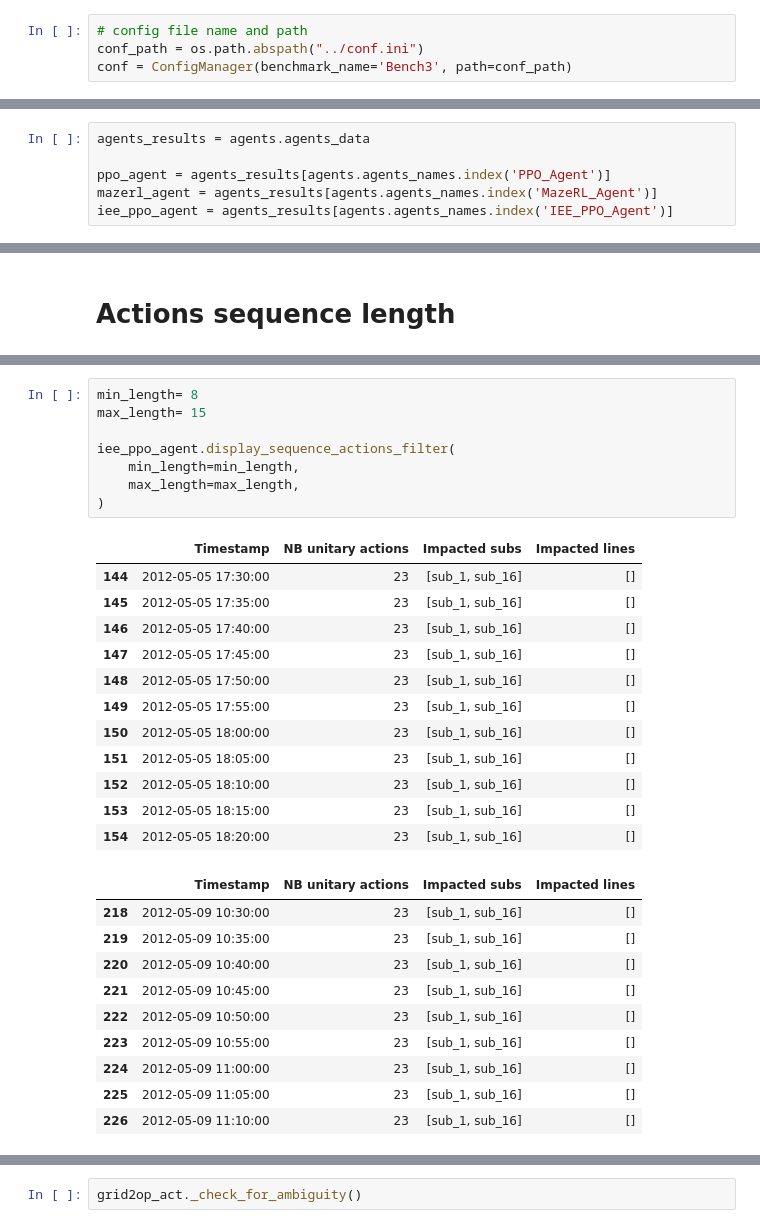
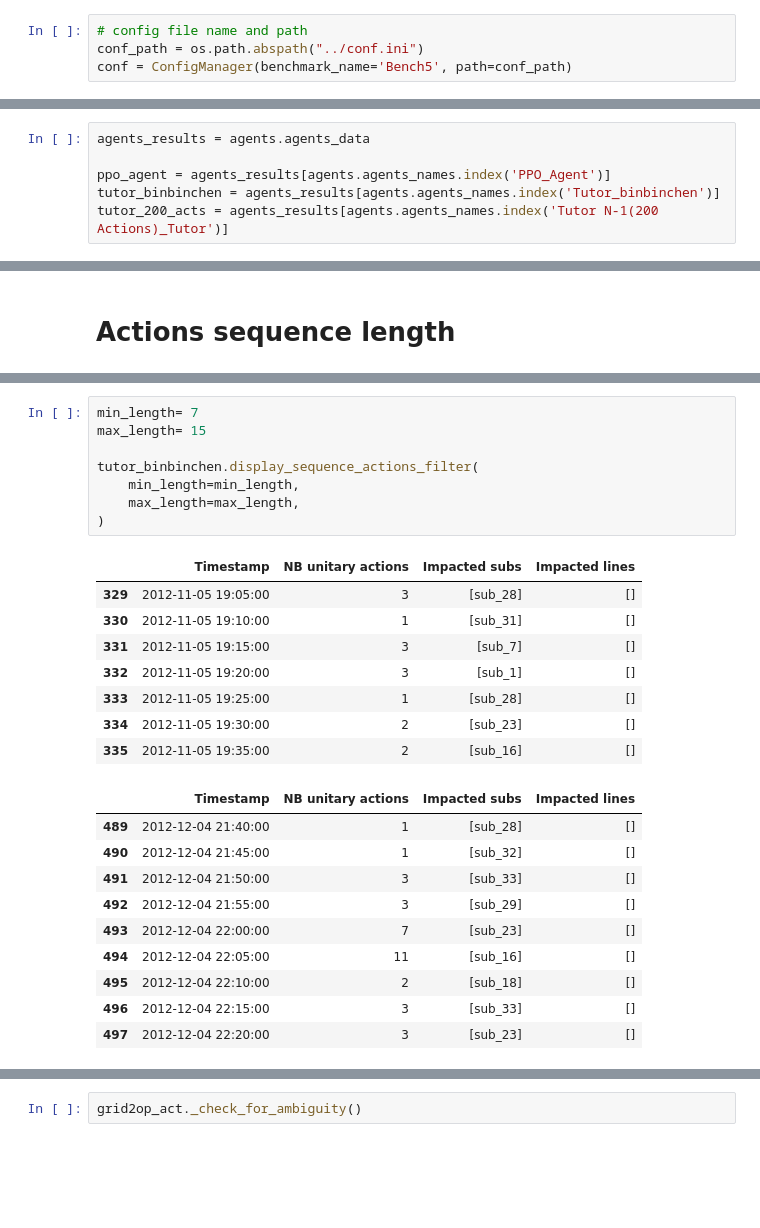
Before and after one commit to seifou23i/Grid2Bench, a Jupyter notebook: getting_started/Getting_Started.ipynb, the cells around one changed output, grey strips where cells are left out. Drawn from its saved outputs; the diff is of its cells as text; blank space fills up the shorter version.

```diff
--- a/getting_started/Getting_Started.ipynb
+++ b/getting_started/Getting_Started.ipynb
@@ -32,7 +32,7 @@ TOC
 # %%
 # config file name and path
 conf_path = os.path.abspath("../conf.ini")
-conf = ConfigManager(benchmark_name='Bench3', path=conf_path)
+conf = ConfigManager(benchmark_name='Bench5', path=conf_path)
 # %%
 #Initialization of parameters for benchmarking 1
 input_data_path = os.path.abspath(os.path.join('..', conf.get_option('data_path')))
@@ -57,8 +57,8 @@ print(agents.agents_names)
 agents_results = agents.agents_data
 
 ppo_agent = agents_results[agents.agents_names.index('PPO_Agent')]
-mazerl_agent = agents_results[agents.agents_names.index('MazeRL_Agent')]
-iee_ppo_agent = agents_results[agents.agents_names.index('IEE_PPO_Agent')]
+tutor_binbinchen = agents_results[agents.agents_names.index('Tutor_binbinchen')]
+tutor_200_acts = agents_results[agents.agents_names.index('Tutor N-1(200 Actions)_Tutor')]
 # %% [markdown]
 # <a class="anchor" id="cumulatives_reward">Cumulative rewards</a>
 # %%
@@ -226,31 +228,27 @@ iee_ppo_agent.display_sequence_actions(
 # %%
-min_length= 8
+min_length= 7
 max_length= 15
 
-iee_ppo_agent.display_sequence_actions_filter(
+tutor_binbinchen.display_sequence_actions_filter(
     min_length=min_length,
     max_length=max_length,
 )
 # %% [output]
 |  | Timestamp | NB unitary actions | Impacted subs | Impacted lines |
-| 144 | 2012-05-05 17:30:00 | 23 | [sub_1, sub_16] | [] |
-| 145 | 2012-05-05 17:35:00 | 23 | [sub_1, sub_16] | [] |
-| 146 | 2012-05-05 17:40:00 | 23 | [sub_1, sub_16] | [] |
-| 147 | 2012-05-05 17:45:00 | 23 | [sub_1, sub_16] | [] |
-| 148 | 2012-05-05 17:50:00 | 23 | [sub_1, sub_16] | [] |
-| 149 | 2012-05-05 17:55:00 | 23 | [sub_1, sub_16] | [] |
-| 150 | 2012-05-05 18:00:00 | 23 | [sub_1, sub_16] | [] |
-| 151 | 2012-05-05 18:05:00 | 23 | [sub_1, sub_16] | [] |
-| 152 | 2012-05-05 18:10:00 | 23 | [sub_1, sub_16] | [] |
-| 153 | 2012-05-05 18:15:00 | 23 | [sub_1, sub_16] | [] |
-| 154 | 2012-05-05 18:20:00 | 23 | [sub_1, sub_16] | [] |
+| 329 | 2012-11-05 19:05:00 | 3 | [sub_28] | [] |
+| 330 | 2012-11-05 19:10:00 | 1 | [sub_31] | [] |
+| 331 | 2012-11-05 19:15:00 | 3 | [sub_7] | [] |
+| 332 | 2012-11-05 19:20:00 | 3 | [sub_1] | [] |
+| 333 | 2012-11-05 19:25:00 | 1 | [sub_28] | [] |
+| 334 | 2012-11-05 19:30:00 | 2 | [sub_23] | [] |
+| 335 | 2012-11-05 19:35:00 | 2 | [sub_16] | [] |
 |  | Timestamp | NB unitary actions | Impacted subs | Impacted lines |
-| 218 | 2012-05-09 10:30:00 | 23 | [sub_1, sub_16] | [] |
-| 219 | 2012-05-09 10:35:00 | 23 | [sub_1, sub_16] | [] |
-| 220 | 2012-05-09 10:40:00 | 23 | [sub_1, sub_16] | [] |
-| 221 | 2012-05-09 10:45:00 | 23 | [sub_1, sub_16] | [] |
-| 222 | 2012-05-09 10:50:00 | 23 | [sub_1, sub_16] | [] |
-| 223 | 2012-05-09 10:55:00 | 23 | [sub_1, sub_16] | [] |
-| 224 | 2012-05-09 11:00:00 | 23 | [sub_1, sub_16] | [] |
-| 225 | 2012-05-09 11:05:00 | 23 | [sub_1, sub_16] | [] |
-| 226 | 2012-05-09 11:10:00 | 23 | [sub_1, sub_16] | [] |
+| 489 | 2012-12-04 21:40:00 | 1 | [sub_28] | [] |
+| 490 | 2012-12-04 21:45:00 | 1 | [sub_32] | [] |
+| 491 | 2012-12-04 21:50:00 | 3 | [sub_33] | [] |
+| 492 | 2012-12-04 21:55:00 | 3 | [sub_29] | [] |
+| 493 | 2012-12-04 22:00:00 | 7 | [sub_23] | [] |
+| 494 | 2012-12-04 22:05:00 | 11 | [sub_16] | [] |
+| 495 | 2012-12-04 22:10:00 | 2 | [sub_18] | [] |
+| 496 | 2012-12-04 22:15:00 | 3 | [sub_33] | [] |
+| 497 | 2012-12-04 22:20:00 | 3 | [sub_23] | [] |
```
Also changed, not shown: parts of 17 cells of this notebook, 3 other files.
